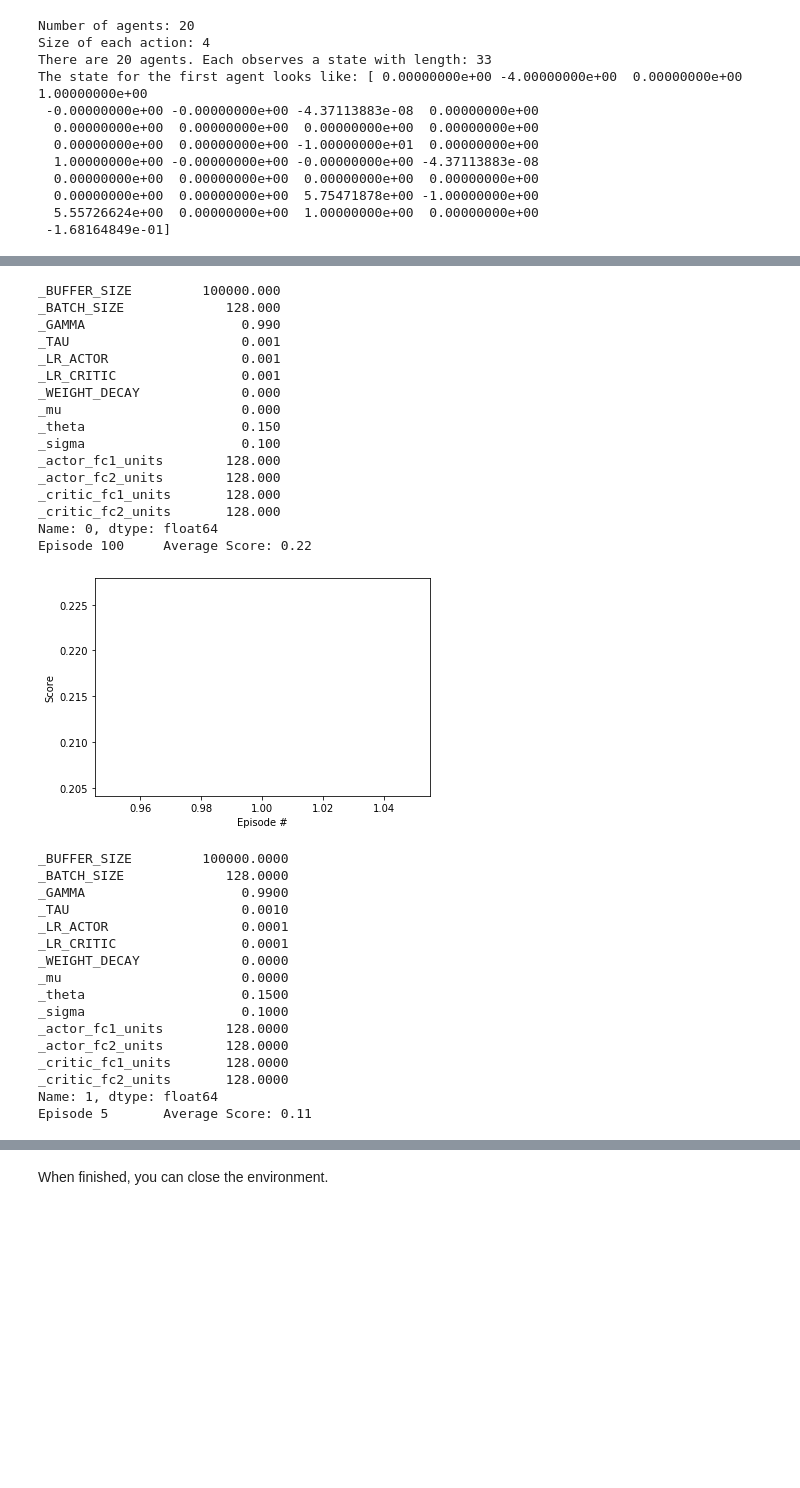
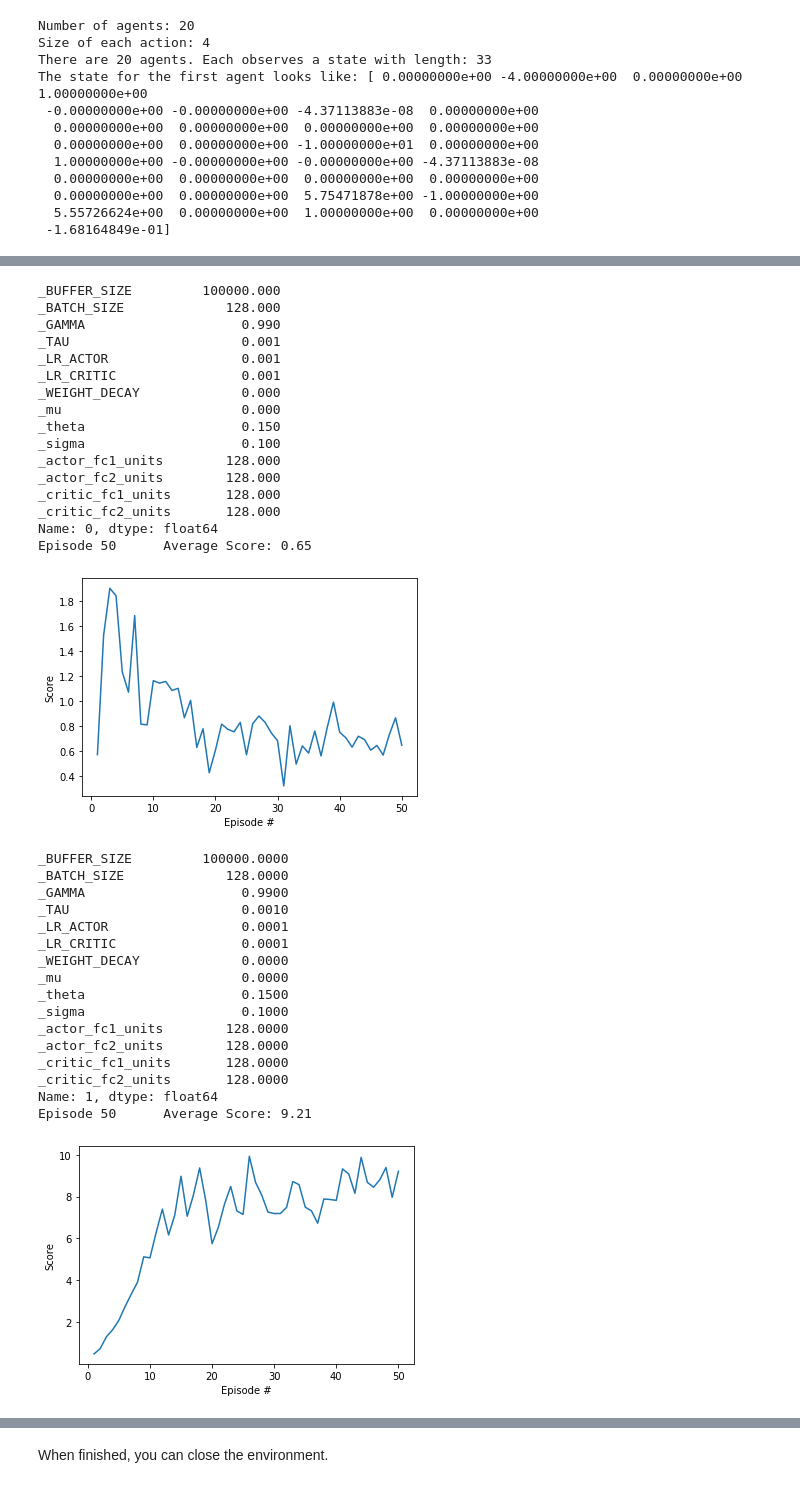
Before and after one commit to HajimeK/deep-reinforcement-learning, a Jupyter notebook: p2_continuous-control/Continuous_Control.ipynb, the cells around one changed output, grey strips where cells are left out. Cells and saved outputs as stored; diff of their text form; code cells hidden in the pictures; blank space fills up the shorter version.

```diff
--- a/p2_continuous-control/Continuous_Control.ipynb
+++ b/p2_continuous-control/Continuous_Control.ipynb
@@ -87,14 +129,15 @@ The state for the first agent looks like: [ 0.00000000e+00 -4.00000000e+00  0.00
 # %%
-def ddpg(agent, n_episodes=1000, max_t=300, print_every=100):
+def ddpg(agent, n_episodes=100, max_t=790, print_every=100):
     scores_deque = deque(maxlen=print_every)
     average_scores = []
+    over30 = False
     for i_episode in range(1, n_episodes+1):
         env_info = env.reset(train_mode=True)[brain_name]
         states = env_info.vector_observations
         agent.reset()
         scores = np.zeros(num_agents)
-        #scores_window = deque(maxlen=print_every)  # mean scores from most recent episodes
         moving_avgs = []                               # list of moving averages
+
         for t in range(max_t):
             actions = agent.act(states)
             env_info = env.step(actions)[brain_name]        # send the action to the environment
@@ -110,17 +153,17 @@ def ddpg(agent, n_episodes=1000, max_t=300, print_every=100):
                 break
 
         average_scores.append(np.mean(scores))
-        #scores_window.append(average_scores[-1])         # save mean score to window
-        #moving_avgs.append(np.mean(scores_window))    # save moving average
 
         print('\rEpisode {}\tAverage Score: {:.2f}'.format(i_episode, average_scores[-1]), end="")
         torch.save(agent.actor_local.state_dict(), 'checkpoint_actor.pth')
         torch.save(agent.critic_local.state_dict(), 'checkpoint_critic.pth')
         if i_episode % print_every == 0:
             print('\rEpisode {}\tAverage Score: {:.2f}'.format(i_episode, average_scores[-1]))
-        if average_scores[-1] > 30:
-            print('\rEnvironment solved in {} episodes with an Average Score of {:.2f}'.format(i_episode, average_scores[-1]))
-            return average_scores
+        if over30 == False:
+            if average_scores[-1] > 30:
+                print('\rEnvironment solved in {} episodes with an Average Score of {:.2f}'.format(i_episode, average_scores[-1]))
+                over30 = True
+                #return average_scores # Continue
 
     return average_scores
 # %%
@@ -173,36 +218,36 @@ for index, row in tqdm(df_hyperparameters.iterrows()):
                 int(row["_BATCH_SIZE"]),
                 row["_GAMMA"],
                 row["_TAU"],
                 row["_LR_ACTOR"],
                 row["_LR_CRITIC"],
                 row["_WEIGHT_DECAY"],
                 row["_mu"],
                 row["_theta"],
                 row["_sigma"],
                 int(row["_actor_fc1_units"]),
                 int(row["_actor_fc2_units"]),
                 int(row["_critic_fc1_units"]),
                 int(row["_critic_fc2_units"]))
-    plotscores(ddpg(agent, 30))
+    plotscores(ddpg(agent, 50))
 # %% [output]
 [interactive output not drawn]
 _BUFFER_SIZE         100000.000
 _BATCH_SIZE             128.000
 _GAMMA                    0.990
 _TAU                      0.001
 _LR_ACTOR                 0.001
 _LR_CRITIC                0.001
 _WEIGHT_DECAY             0.000
 _mu                       0.000
 _theta                    0.150
 _sigma                    0.100
 _actor_fc1_units        128.000
 _actor_fc2_units        128.000
 _critic_fc1_units       128.000
 _critic_fc2_units       128.000
 Name: 0, dtype: float64
-Episode 100     Average Score: 0.22
+Episode 50      Average Score: 0.65
-[figure, old version]
+[figure, new version]
 _BUFFER_SIZE         100000.0000
 _BATCH_SIZE             128.0000
 _GAMMA                    0.9900
@@ -218,4 +263,5 @@ _actor_fc2_units        128.0000
 _critic_fc1_units       128.0000
 _critic_fc2_units       128.0000
 Name: 1, dtype: float64
-Episode 5       Average Score: 0.11
+Episode 50      Average Score: 9.21
+[figure, added]
```
Also changed, not shown: parts of 25 cells of this notebook, 7 other files.
